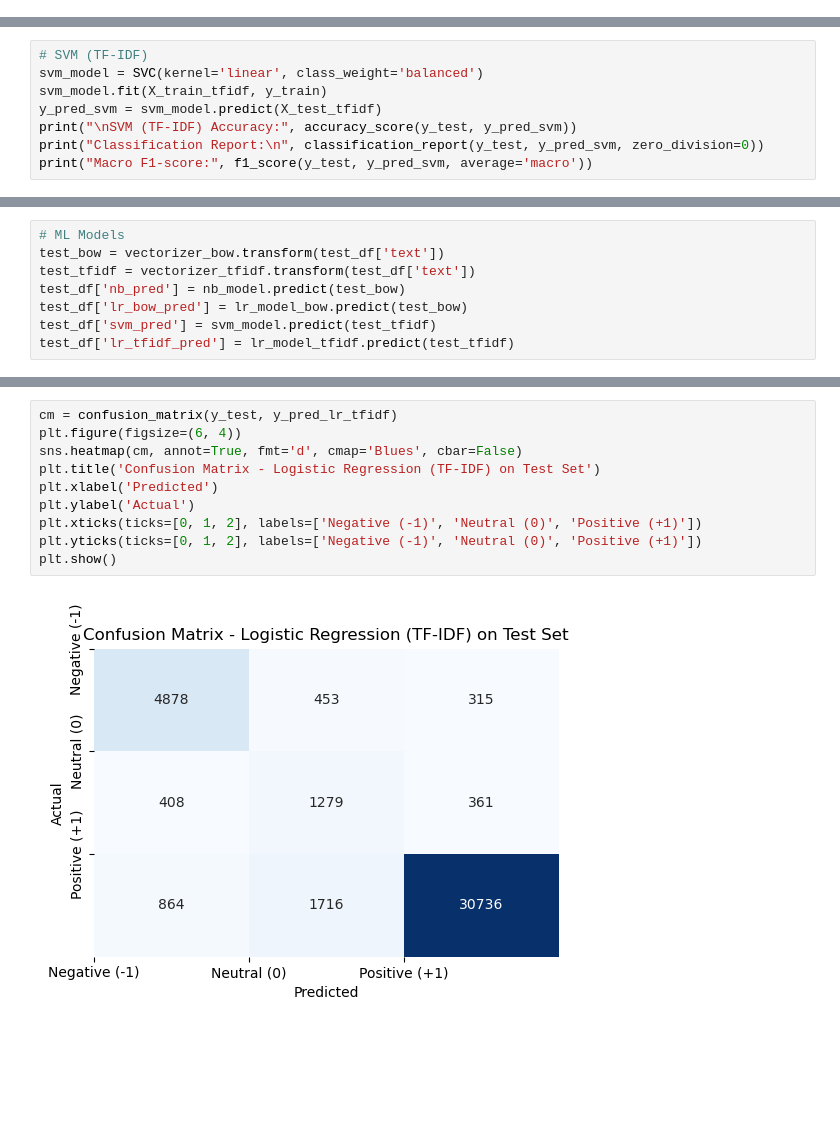
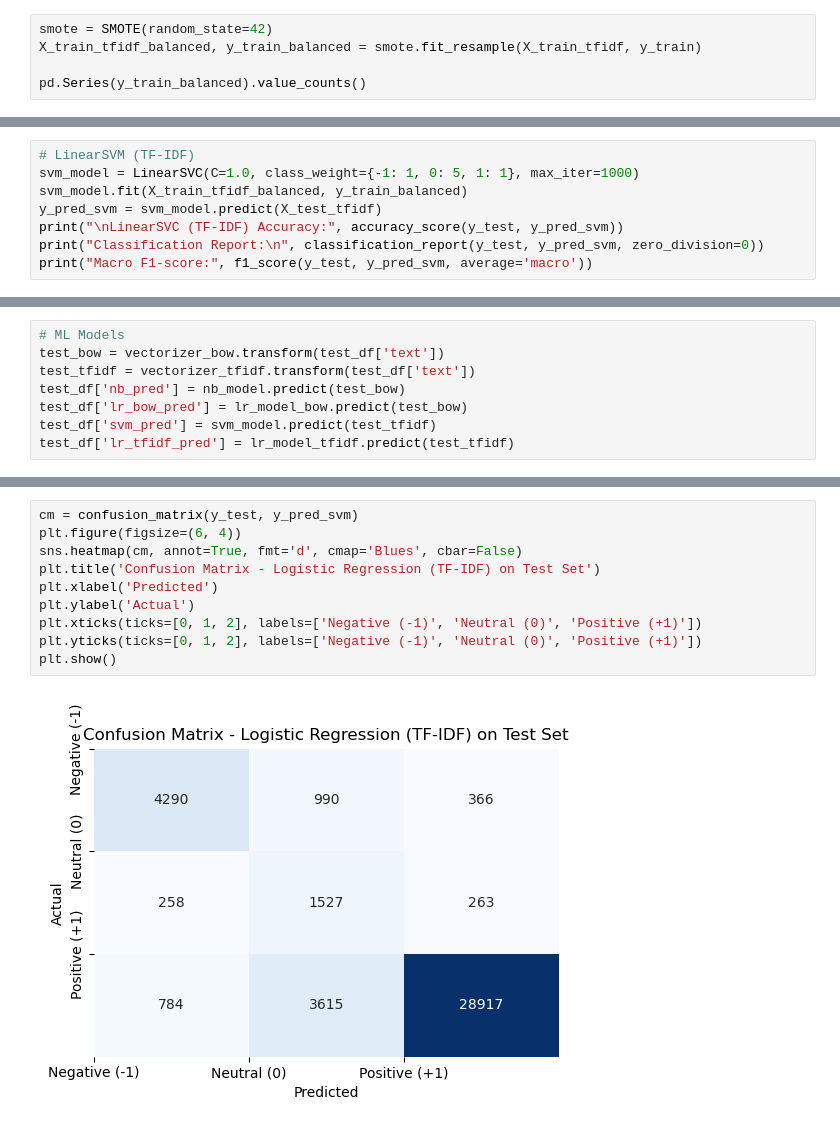
Before and after one commit to MinhAnhbietbay/SentimentAnalysis, a Jupyter notebook: Sentiment_Analysis.ipynb, the cells around one changed output, grey strips where cells are left out. Saved outputs shown, nothing was run; the diff lists cells and outputs as text; blank space fills up the shorter version.

Commit message:
chuyen sang linearSVC, can bang du lieu voi SMOTE

```diff
--- a/Sentiment_Analysis.ipynb
+++ b/Sentiment_Analysis.ipynb
@@ -54,3 +73,8 @@ X_test_bow = vectorizer_bow.transform(X_test)
 vectorizer_tfidf = TfidfVectorizer(stop_words='english', max_features=5000, ngram_range=(1,2))
 X_train_tfidf = vectorizer_tfidf.fit_transform(X_train)
 X_test_tfidf = vectorizer_tfidf.transform(X_test)
+# %%
+smote = SMOTE(random_state=42)
+X_train_tfidf_balanced, y_train_balanced = smote.fit_resample(X_train_tfidf, y_train)
+
+pd.Series(y_train_balanced).value_counts()
@@ -99,11 +129,11 @@ weighted avg       0.92      0.90      0.91     41010
 
 Macro F1-score: 0.7480970777887861
 # %%
-# SVM (TF-IDF)
-svm_model = SVC(kernel='linear', class_weight='balanced')
-svm_model.fit(X_train_tfidf, y_train)
+# LinearSVM (TF-IDF)
+svm_model = LinearSVC(C=1.0, class_weight={-1: 1, 0: 5, 1: 1}, max_iter=1000)
+svm_model.fit(X_train_tfidf_balanced, y_train_balanced)
 y_pred_svm = svm_model.predict(X_test_tfidf)
-print("\nSVM (TF-IDF) Accuracy:", accuracy_score(y_test, y_pred_svm))
+print("\nLinearSVC (TF-IDF) Accuracy:", accuracy_score(y_test, y_pred_svm))
 print("Classification Report:\n", classification_report(y_test, y_pred_svm, zero_division=0))
 print("Macro F1-score:", f1_score(y_test, y_pred_svm, average='macro'))
 # %% [output]
@@ -238,12 +285,12 @@ lr_tfidf_pred agreement with overall_score: 88.89%
 # %%
-cm = confusion_matrix(y_test, y_pred_lr_tfidf)
+cm = confusion_matrix(y_test, y_pred_svm)
 plt.figure(figsize=(6, 4))
 sns.heatmap(cm, annot=True, fmt='d', cmap='Blues', cbar=False)
 plt.title('Confusion Matrix - Logistic Regression (TF-IDF) on Test Set')
 plt.xlabel('Predicted')
 plt.ylabel('Actual')
 plt.xticks(ticks=[0, 1, 2], labels=['Negative (-1)', 'Neutral (0)', 'Positive (+1)'])
 plt.yticks(ticks=[0, 1, 2], labels=['Negative (-1)', 'Neutral (0)', 'Positive (+1)'])
 plt.show()
 # %% [output]
-[figure, old version]
+[figure, new version]
```
Also changed, not shown: parts of 16 cells of this notebook.
